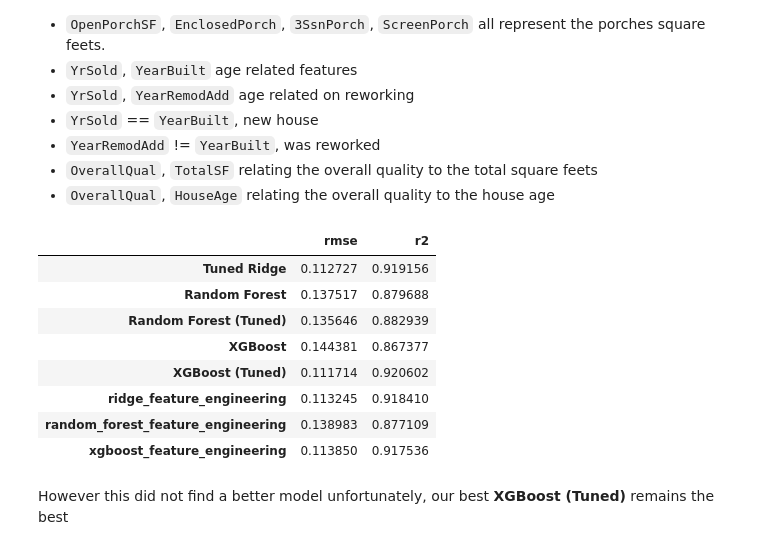
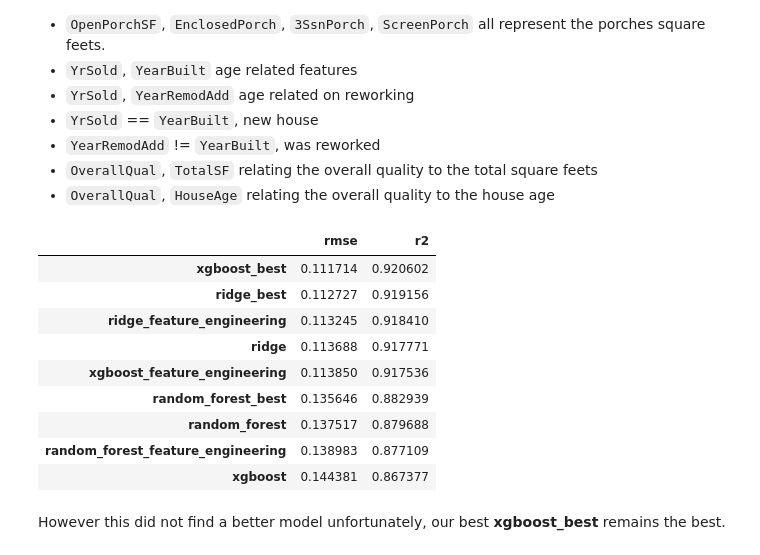
Before and after one commit to ilcors-dev/corsetti-house_prices_advanced_regression_techniques, a Jupyter notebook: challenge/main.ipynb, the cells around one changed output. Saved outputs shown, nothing was run; the diff lists cells and outputs as text; code cells hidden in the pictures.

```diff
--- a/challenge/main.ipynb
+++ b/challenge/main.ipynb
@@ -451,6 +451,7 @@ Shape of the splitted train dataset (1164, 226)
 Shape of the splitted test dataset (291, 226)
 # %%
 from sklearn.metrics import mean_squared_error, r2_score
+from sklearn.model_selection import cross_val_score
 
 models = {
     'ridge': {
@@ -484,6 +485,31 @@ models = {
         'metrics': {}
     }
 }
+
+def compare_models(models_to_evaluate):
+    """
+    Creates a dictionary to compare the trained models.
+
+    Args:
+    models_to_evaluate (dict): A dictionary where keys are model names
+                                and values are instantiated model objects.
+
+    Returns:
+        pd.DataFrame: A DataFrame with the RMSE and R2 scores for each model.
+    """
+    cv_results = {}
+
+    for name, model_dict in models_to_evaluate.items():
+        if 'rmse' not in model_dict['metrics'] or 'r2' not in model_dict['metrics']:
+            continue
+
+        cv_results[name] = {
+            'rmse': model_dict['metrics']['rmse'],
+            'r2': model_dict['metrics']['r2']
+        }
+
+    results_df = pd.DataFrame.from_dict(cv_results, orient='index')
+    return results_df.sort_values(['rmse', 'r2'], ascending=[True, False])
 # %% [markdown]
 ## 3.2 Training a Baseline model
 # %% [markdown]
@@ -1048,48 +1035,42 @@ models_to_evaluate = {
         param_grid={
             'max_depth': [3, 4, 5],
             'learning_rate': [0.05, 0.1, 0.2],
             'n_estimators': [100, 200, 300],
             'subsample': [0.8, 1.0]
         },
         cv=5,
         scoring='neg_mean_squared_error',
         n_jobs=-1
     )
 }
 
 for name, searcher in models_to_evaluate.items():
     models[name] = {
         'model': None,
         'prediction': None,
         'metrics': {}
     }
 
     searcher.fit(X_train, y_train)
 
     models[name]['model'] = searcher.best_estimator_
     models[name]['prediction'] = models[name]['model'].predict(X_test)
 
     models[name]['metrics']['mse'] = mean_squared_error(y_test, models[name]['prediction'])
     models[name]['metrics']['rmse'] = np.sqrt(models[name]['metrics']['mse'])
     models[name]['metrics']['r2'] = r2_score(y_test, models[name]['prediction'])
 
-    comparison_data[name] = {
-        'rmse': models[name]['metrics']['rmse'],
-        'r2': models[name]['metrics']['r2']
-    }
-
-comparison_df = pd.DataFrame.from_dict(comparison_data, orient='index')
-
-comparison_df
+compare_models(models)
 # %% [output]
 |  | rmse | r2 |
-| Tuned Ridge | 0.112727 | 0.919156 |
-| Random Forest | 0.137517 | 0.879688 |
-| Random Forest (Tuned) | 0.135646 | 0.882939 |
-| XGBoost | 0.144381 | 0.867377 |
-| XGBoost (Tuned) | 0.111714 | 0.920602 |
+| xgboost_best | 0.111714 | 0.920602 |
+| ridge_best | 0.112727 | 0.919156 |
 | ridge_feature_engineering | 0.113245 | 0.918410 |
+| ridge | 0.113688 | 0.917771 |
+| xgboost_feature_engineering | 0.113850 | 0.917536 |
+| random_forest_best | 0.135646 | 0.882939 |
+| random_forest | 0.137517 | 0.879688 |
 | random_forest_feature_engineering | 0.138983 | 0.877109 |
-| xgboost_feature_engineering | 0.113850 | 0.917536 |
+| xgboost | 0.144381 | 0.867377 |
 # %% [markdown]
-However this did not find a better model unfortunately, our best **XGBoost (Tuned)** remains the best
+However this did not find a better model unfortunately, our best **xgboost_best** remains the best.
```
Also changed, not shown: parts of 16 cells of this notebook, 3 other files.
